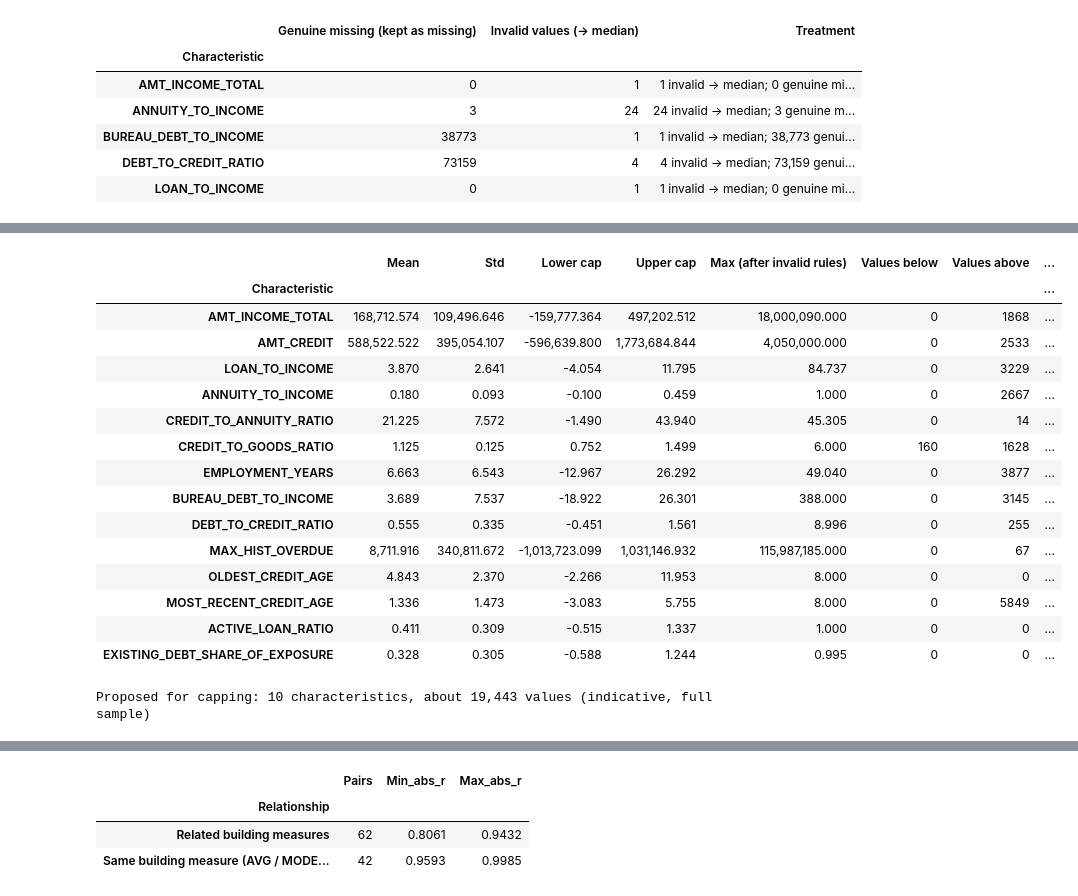
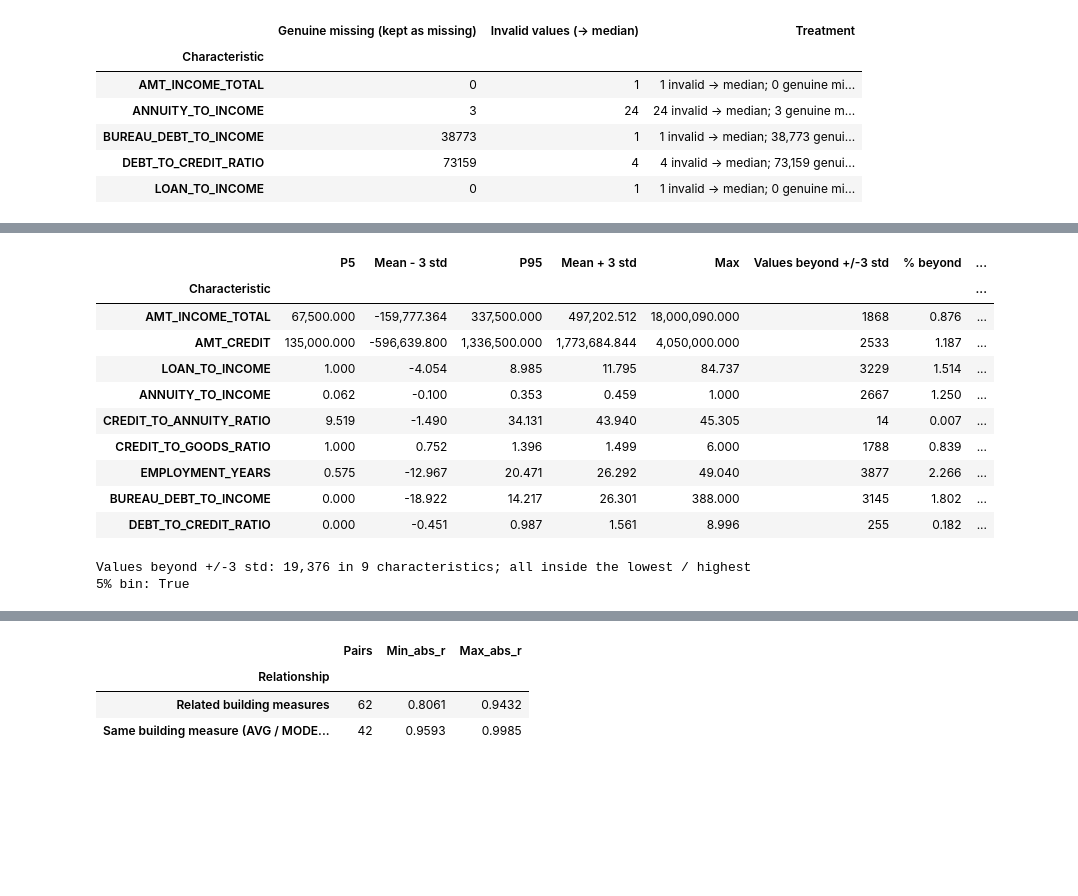
Before and after one commit to LeeLinWang/faproject, a Jupyter notebook: 04_Data_Preparation.ipynb, the cells around one changed output, grey strips where cells are left out. Cells and saved outputs as stored; diff of their text form; code cells hidden in the pictures; blank space fills up the shorter version.

```diff
--- a/04_Data_Preparation.ipynb
+++ b/04_Data_Preparation.ipynb
@@ -651,7 +649,7 @@ for r in invalid_rules:
                          'Invalid count': int(mask.sum()), 'Invalid %': mask.mean() * 100,
                          'Proposed treatment': 'Set to NaN: ' + ', '.join(r['set_missing']),
                          'Column(s) proposed status': ', '.join(sorted(set(status))),
-                         'Ambiguous (needs approval)': 'Yes' if r['ambiguous'] else 'No',
+                         'Judgement call': 'Yes' if r['ambiguous'] else 'No',
                          'Justification': r['justification']})
 invalid_table = pd.DataFrame(invalid_rows).set_index('Rule')
 with pd.option_context('display.float_format', '{:,.4f}'.format):
@@ -762,54 +749,42 @@ This **caps** values at the boundary (winsorisation). It does not replace them w
 # %%
 def apply_invalid_preview(col):
     # temporary copy of one column with the proposed invalid rules applied
     s = merged_orig[col].copy()
     for r in invalid_rules:
         if col in r['set_missing']:
             s[r['condition'](merged_orig).fillna(False)] = np.nan
     return s
 
 
-cap_candidates = {
-    'AMT_INCOME_TOTAL': 'Cap', 'AMT_CREDIT': 'Cap', 'LOAN_TO_INCOME': 'Cap', 'ANNUITY_TO_INCOME': 'Cap',
-    'CREDIT_TO_ANNUITY_RATIO': 'Cap', 'CREDIT_TO_GOODS_RATIO': 'Cap', 'EMPLOYMENT_YEARS': 'Cap',
-    'BUREAU_DEBT_TO_INCOME': 'Cap', 'DEBT_TO_CREDIT_RATIO': 'Cap', 'MAX_HIST_OVERDUE': 'Cap',
-    'OLDEST_CREDIT_AGE': 'Do not cap: bounded by the 8-year bureau window',
-    'MOST_RECENT_CREDIT_AGE': 'Do not cap: bounded 0-8 years; a cap would merge genuine values of 5.8-8 years',
-    'ACTIVE_LOAN_RATIO': 'Do not cap: share bounded 0-1',
-    'EXISTING_DEBT_SHARE_OF_EXPOSURE': 'Do not cap: share bounded 0-1',
-}
+continuous_retained = ['AMT_INCOME_TOTAL', 'AMT_CREDIT', 'LOAN_TO_INCOME', 'ANNUITY_TO_INCOME', 'CREDIT_TO_ANNUITY_RATIO',
+                       'CREDIT_TO_GOODS_RATIO', 'EMPLOYMENT_YEARS', 'BUREAU_DEBT_TO_INCOME', 'DEBT_TO_CREDIT_RATIO']
 
-cap_rows = []
-for col, action in cap_candidates.items():
-    s = apply_invalid_preview(col)
+outlier_rows = []
+for col in continuous_retained:
+    s = apply_invalid_preview(col).dropna()
     mean, std = s.mean(), s.std()
     lower, upper = mean - 3 * std, mean + 3 * std
-    below, above = (s < lower).sum(), (s > upper).sum()
-    cap_rows.append({'Characteristic': col, 'Mean': mean, 'Std': std, 'Lower cap': lower, 'Upper cap': upper,
-                     'Max (after invalid rules)': s.max(), 'Values below': below, 'Values above': above,
-                     '% affected': (below + above) / s.notnull().sum() * 100, 'Proposed action': action})
-capping_table = pd.DataFrame(cap_rows).set_index('Characteristic')
+    outlier_rows.append({'Characteristic': col, 'P5': s.quantile(0.05), 'Mean - 3 std': lower,
+                         'P95': s.quantile(0.95), 'Mean + 3 std': upper, 'Max': s.max(),
+                         'Values beyond +/-3 std': int(((s < lower) | (s > upper)).sum()),
+                         '% beyond': ((s < lower) | (s > upper)).mean() * 100,
+                         'Inside the outer 5% bins?': bool(lower <= s.quantile(0.05) and upper >= s.quantile(0.95))})
+outlier_table = pd.DataFrame(outlier_rows).set_index('Characteristic')
 with pd.option_context('display.float_format', '{:,.3f}'.format):
-    display(capping_table)
-
-to_cap = capping_table[capping_table['Proposed action'] == 'Cap']
-print(f"Proposed for capping: {len(to_cap)} characteristics, about {int(to_cap['Values below'].sum() + to_cap['Values above'].sum()):,} values (indicative, full sample)")
+    display(outlier_table)
+print(f"Values beyond +/-3 std: {outlier_table['Values beyond +/-3 std'].sum():,} in {len(outlier_table)} characteristics; "
+      f"all inside the lowest / highest 5% bin: {outlier_table['Inside the outer 5% bins?'].all()}")
 # %% [output]
-|  | Mean | Std | Lower cap | Upper cap | Max (after invalid rules) | Values below | Values above | ... |
+|  | P5 | Mean - 3 std | P95 | Mean + 3 std | Max | Values beyond +/-3 std | % beyond | ... |
 | Characteristic |  |  |  |  |  |  |  | ... |
-| AMT_INCOME_TOTAL | 168,712.574 | 109,496.646 | -159,777.364 | 497,202.512 | 18,000,090.000 | 0 | 1868 | ... |
-| AMT_CREDIT | 588,522.522 | 395,054.107 | -596,639.800 | 1,773,684.844 | 4,050,000.000 | 0 | 2533 | ... |
-| LOAN_TO_INCOME | 3.870 | 2.641 | -4.054 | 11.795 | 84.737 | 0 | 3229 | ... |
-| ANNUITY_TO_INCOME | 0.180 | 0.093 | -0.100 | 0.459 | 1.000 | 0 | 2667 | ... |
-| CREDIT_TO_ANNUITY_RATIO | 21.225 | 7.572 | -1.490 | 43.940 | 45.305 | 0 | 14 | ... |
-| CREDIT_TO_GOODS_RATIO | 1.125 | 0.125 | 0.752 | 1.499 | 6.000 | 160 | 1628 | ... |
-| EMPLOYMENT_YEARS | 6.663 | 6.543 | -12.967 | 26.292 | 49.040 | 0 | 3877 | ... |
-| BUREAU_DEBT_TO_INCOME | 3.689 | 7.537 | -18.922 | 26.301 | 388.000 | 0 | 3145 | ... |
-| DEBT_TO_CREDIT_RATIO | 0.555 | 0.335 | -0.451 | 1.561 | 8.996 | 0 | 255 | ... |
-| MAX_HIST_OVERDUE | 8,711.916 | 340,811.672 | -1,013,723.099 | 1,031,146.932 | 115,987,185.000 | 0 | 67 | ... |
-| OLDEST_CREDIT_AGE | 4.843 | 2.370 | -2.266 | 11.953 | 8.000 | 0 | 0 | ... |
-| MOST_RECENT_CREDIT_AGE | 1.336 | 1.473 | -3.083 | 5.755 | 8.000 | 0 | 5849 | ... |
-| ACTIVE_LOAN_RATIO | 0.411 | 0.309 | -0.515 | 1.337 | 1.000 | 0 | 0 | ... |
-| EXISTING_DEBT_SHARE_OF_EXPOSURE | 0.328 | 0.305 | -0.588 | 1.244 | 0.995 | 0 | 0 | ... |
+| AMT_INCOME_TOTAL | 67,500.000 | -159,777.364 | 337,500.000 | 497,202.512 | 18,000,090.000 | 1868 | 0.876 | ... |
+| AMT_CREDIT | 135,000.000 | -596,639.800 | 1,336,500.000 | 1,773,684.844 | 4,050,000.000 | 2533 | 1.187 | ... |
+| LOAN_TO_INCOME | 1.000 | -4.054 | 8.985 | 11.795 | 84.737 | 3229 | 1.514 | ... |
+| ANNUITY_TO_INCOME | 0.062 | -0.100 | 0.353 | 0.459 | 1.000 | 2667 | 1.250 | ... |
+| CREDIT_TO_ANNUITY_RATIO | 9.519 | -1.490 | 34.131 | 43.940 | 45.305 | 14 | 0.007 | ... |
+| CREDIT_TO_GOODS_RATIO | 1.000 | 0.752 | 1.396 | 1.499 | 6.000 | 1788 | 0.839 | ... |
+| EMPLOYMENT_YEARS | 0.575 | -12.967 | 20.471 | 26.292 | 49.040 | 3877 | 2.266 | ... |
+| BUREAU_DEBT_TO_INCOME | 0.000 | -18.922 | 14.217 | 26.301 | 388.000 | 3145 | 1.802 | ... |
+| DEBT_TO_CREDIT_RATIO | 0.000 | -0.451 | 0.987 | 1.561 | 8.996 | 255 | 0.182 | ... |
-Proposed for capping: 10 characteristics, about 19,443 values (indicative, full sample)
+Values beyond +/-3 std: 19,376 in 9 characteristics; all inside the lowest / highest 5% bin: True
 # %%
```
Also changed, not shown: parts of 61 cells of this notebook, 7 other files.
